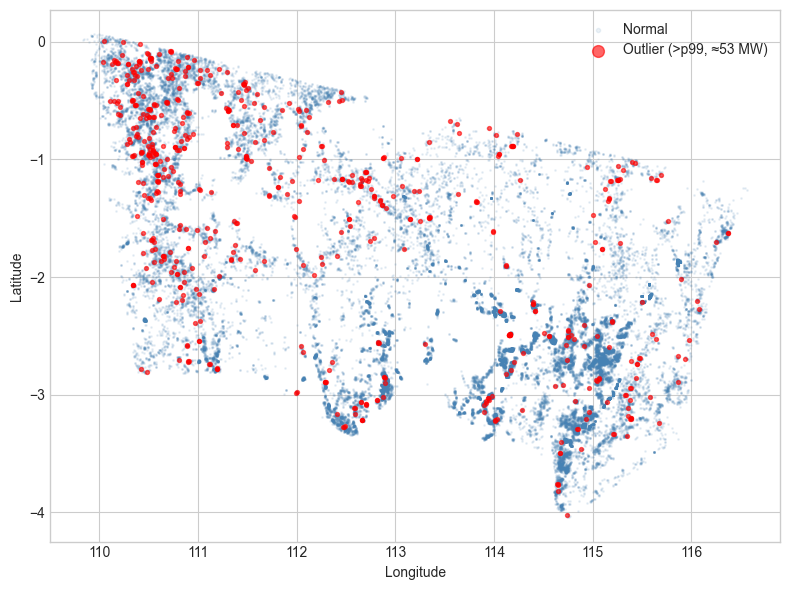
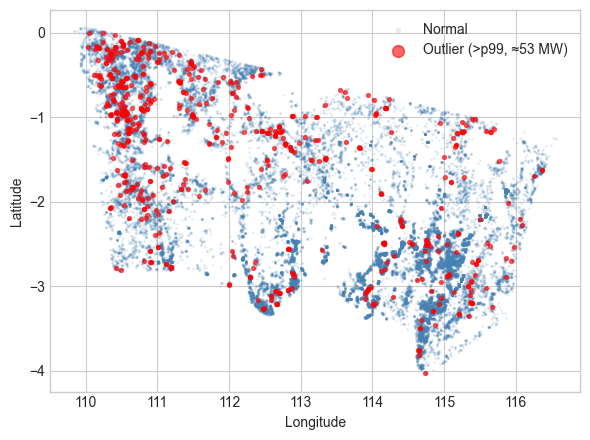
The change to this notebook cell's code, shown as a diff; its figure went from the first image to the second:
--- before
+++ after
@@ -1,3 +1,3 @@
-fig, ax = plt.subplots(figsize=(8, 6))
+fig, ax = plt.subplots(figsize=(6, 4.5))
 
 # Non-outliers as background

Commit: style(eda): compact figure sizing across plots